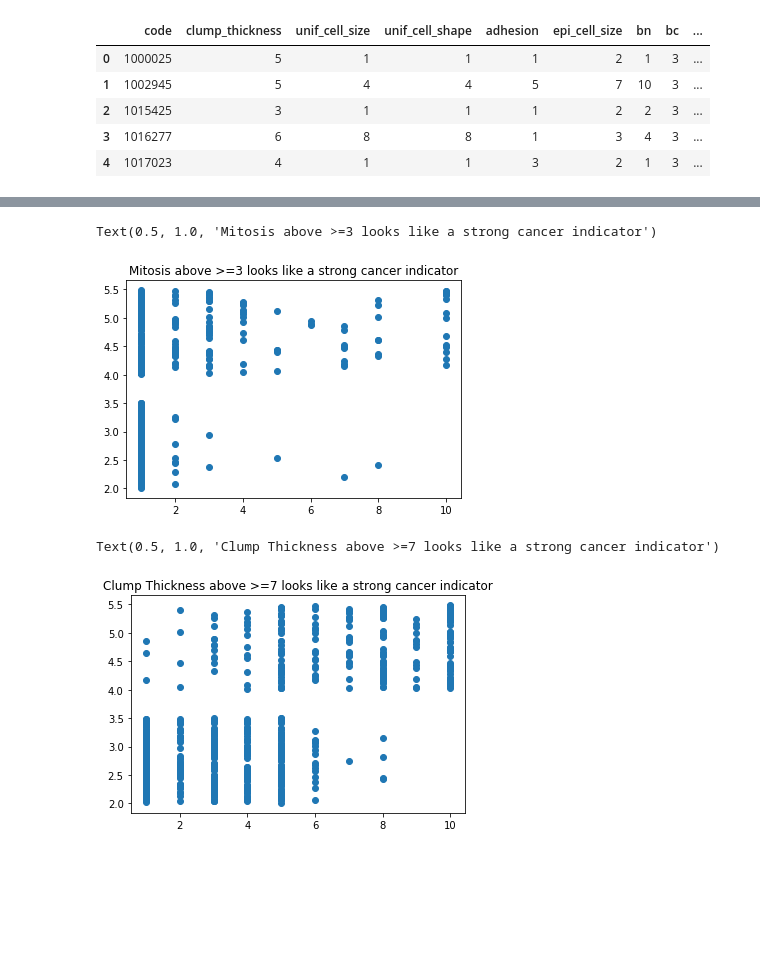
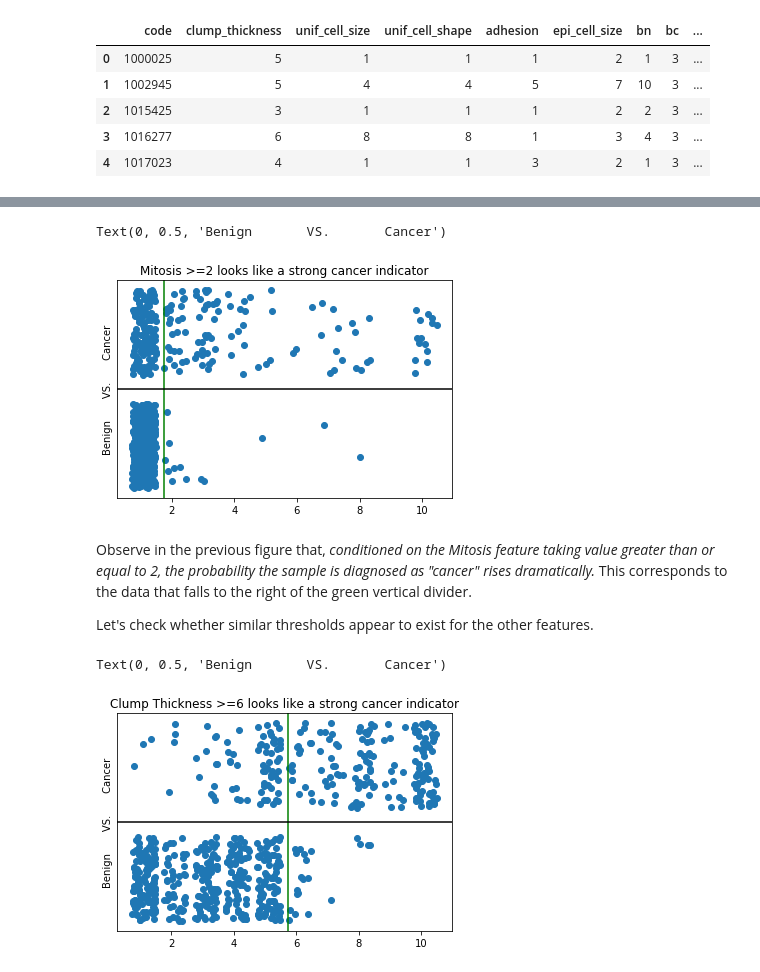
Before and after one commit to gwenspencer/Data_Challenges, a Jupyter notebook: Data Challenge 1/Data Challenge 1 EDA.ipynb, the cells around one changed output, grey strips where cells are left out. Drawn from its saved outputs; the diff is of its cells as text; code cells hidden in the pictures; blank space fills up the shorter version.

```diff
--- a/Data Challenge 1/Data Challenge 1 EDA.ipynb
+++ b/Data Challenge 1/Data Challenge 1 EDA.ipynb
@@ -52,24 +58,42 @@ jittered_values = []
 
 for index in list(range(len(breast_cancer))):
     jittered_values.append( breast_cancer['class'][index]+ np.random.uniform(0, 1.5))
+
+def jitter_data(series):
+    jittered = []
+    for index in list(range(len(series))):
+        jittered.append(series[index]+ np.random.uniform(-.25, 0.5))
+    return jittered
 # %%
 breast_cancer['jitter_class'] = jittered_values
 # %%
 #for feature in list(breast_cancer.keys()):
 
-plt.plot(breast_cancer['mit'], breast_cancer['jitter_class'], 'o')
-plt.title('Mitosis above >=3 looks like a strong cancer indicator')
+plt.plot(jitter_data(breast_cancer['mit']), breast_cancer['jitter_class'], 'o')
+plt.title('Mitosis >=2 looks like a strong cancer indicator')
+plt.axvline(x = 1.75,color ='g')
+plt.axhline(y = 3.75,color ='black')
+plt.yticks([])
+plt.ylabel('Benign       VS.       Cancer')
 
 #mit_bi = []
 #for index in list(range(len(breast_cancer))):
 #    mit_bi.append(int(breast_cancer['mit'][index]>=3))
 # %% [output]
-Text(0.5, 1.0, 'Mitosis above >=3 looks like a strong cancer indicator')
+Text(0, 0.5, 'Benign       VS.       Cancer')
-[figure, old version]
+[figure, new version]
+# %% [markdown]
+Observe in the previous figure that, *conditioned on the Mitosis feature taking value greater than or equal to 2, the probability the sample is diagnosed as "cancer" rises dramatically.* This corresponds to the data that falls to the right of the green vertical divider.
+
+Let's check whether similar thresholds appear to exist for the other features.
 # %%
-plt.plot(breast_cancer['clump_thickness'], breast_cancer['jitter_class'], 'o')
-plt.title('Clump Thickness above >=7 looks like a strong cancer indicator')
+plt.plot(jitter_data(breast_cancer['clump_thickness']), breast_cancer['jitter_class'], 'o')
+plt.title('Clump Thickness >=6 looks like a strong cancer indicator')
+plt.axvline(x = 5.75,color ='g')
+plt.axhline(y = 3.75,color ='black')
+plt.yticks([])
+plt.ylabel('Benign       VS.       Cancer')
 # %% [output]
-Text(0.5, 1.0, 'Clump Thickness above >=7 looks like a strong cancer indicator')
+Text(0, 0.5, 'Benign       VS.       Cancer')
-[figure, old version]
+[figure, new version]
 # %%
```
Also changed, not shown: parts of 15 cells of this notebook.
